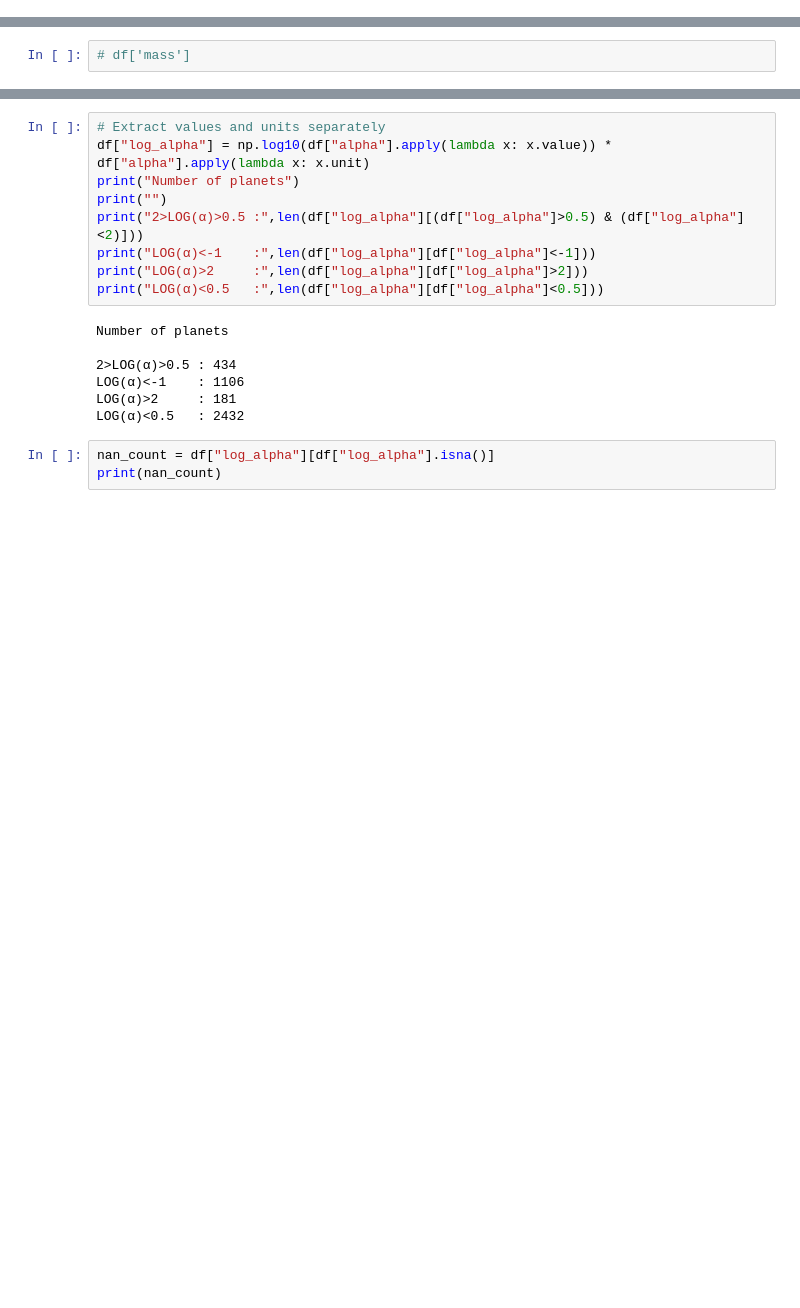
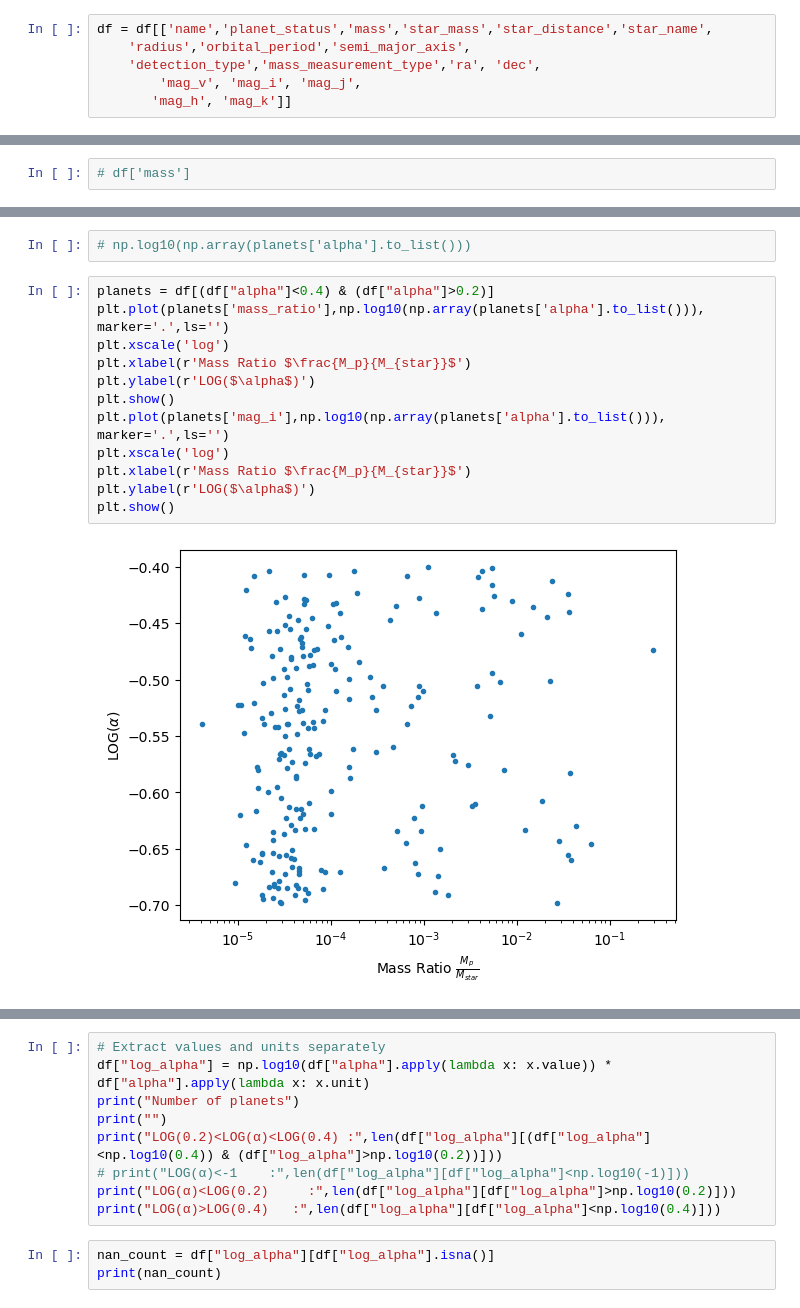
Before and after one commit to anibal-art/Roman_Rubin_NASA, a Jupyter notebook: planets.ipynb, the cells around one changed output, grey strips where cells are left out. Saved outputs shown, nothing was run; the diff lists cells and outputs as text; blank space fills up the shorter version.

```diff
--- a/planets.ipynb
+++ b/planets.ipynb
@@ -19,3 +47,9 @@ df = pd.read_csv(file_path, quotechar='"', skipinitialspace=True)
+# %%
+df = df[['name','planet_status','mass','star_mass','star_distance','star_name',
+    'radius','orbital_period','semi_major_axis',
+    'detection_type','mass_measurement_type','ra', 'dec',
+        'mag_v', 'mag_i', 'mag_j',
+       'mag_h', 'mag_k']]
 # %%
 df['mass_measurement_type']
 df['detection_type']
@@ -294,3 +328,19 @@ BokehDeprecationWarning: 'circle() method with size value' was deprecated in Bok
 BokehDeprecationWarning: 'circle() method with size value' was deprecated in Bokeh 3.4.0 and will be removed, use 'scatter(size=...) instead' instead.
 [interactive output not drawn]
 [interactive output not drawn]
+# %%
+# np.log10(np.array(planets['alpha'].to_list()))
+# %%
+planets = df[(df["alpha"]<0.4) & (df["alpha"]>0.2)]
+plt.plot(planets['mass_ratio'],np.log10(np.array(planets['alpha'].to_list())), marker='.',ls='')
+plt.xscale('log')
+plt.xlabel(r'Mass Ratio $\frac{M_p}{M_{star}}$')
+plt.ylabel(r'LOG($\alpha$)')
+plt.show()
+plt.plot(planets['mag_i'],np.log10(np.array(planets['alpha'].to_list())), marker='.',ls='')
+plt.xscale('log')
+plt.xlabel(r'Mass Ratio $\frac{M_p}{M_{star}}$')
+plt.ylabel(r'LOG($\alpha$)')
+plt.show()
+# %% [output]
+[figure, added]
@@ -299,17 +350,10 @@ BokehDeprecationWarning: 'circle() method with size value' was deprecated in Bok
 df["log_alpha"] = np.log10(df["alpha"].apply(lambda x: x.value)) * df["alpha"].apply(lambda x: x.unit)
 print("Number of planets")
 print("")
-print("2>LOG(α)>0.5 :",len(df["log_alpha"][(df["log_alpha"]>0.5) & (df["log_alpha"]<2)]))
-print("LOG(α)<-1    :",len(df["log_alpha"][df["log_alpha"]<-1]))
-print("LOG(α)>2     :",len(df["log_alpha"][df["log_alpha"]>2]))
-print("LOG(α)<0.5   :",len(df["log_alpha"][df["log_alpha"]<0.5]))
+print("LOG(0.2)<LOG(α)<LOG(0.4) :",len(df["log_alpha"][(df["log_alpha"]<np.log10(0.4)) & (df["log_alpha"]>np.log10(0.2))]))
+# print("LOG(α)<-1    :",len(df["log_alpha"][df["log_alpha"]<np.log10(-1)]))
+print("LOG(α)<LOG(0.2)     :",len(df["log_alpha"][df["log_alpha"]>np.log10(0.2)]))
+print("LOG(α)>LOG(0.4)   :",len(df["log_alpha"][df["log_alpha"]<np.log10(0.4)]))
-# %% [output]
-Number of planets
-
-2>LOG(α)>0.5 : 434
-LOG(α)<-1    : 1106
-LOG(α)>2     : 181
-LOG(α)<0.5   : 2432
 # %%
 nan_count = df["log_alpha"][df["log_alpha"].isna()]
 print(nan_count)
```
Also changed, not shown: parts of 5 cells of this notebook.
